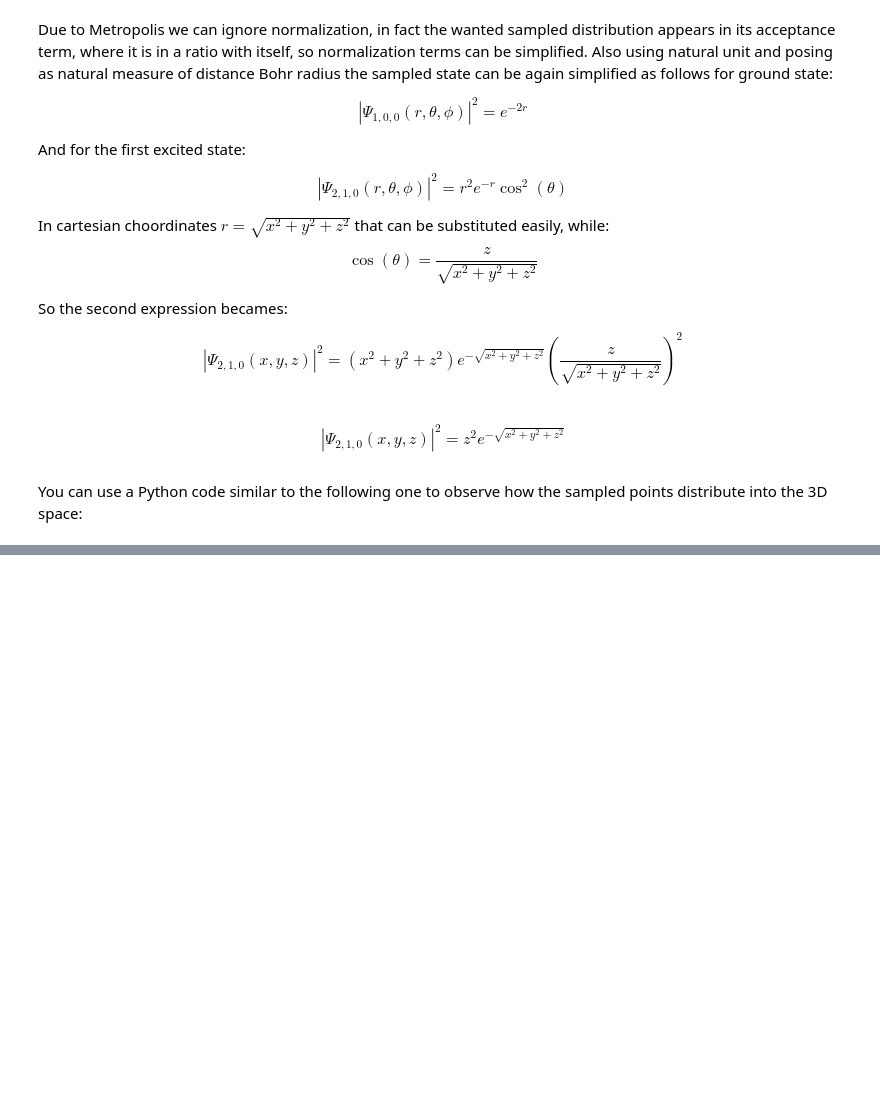
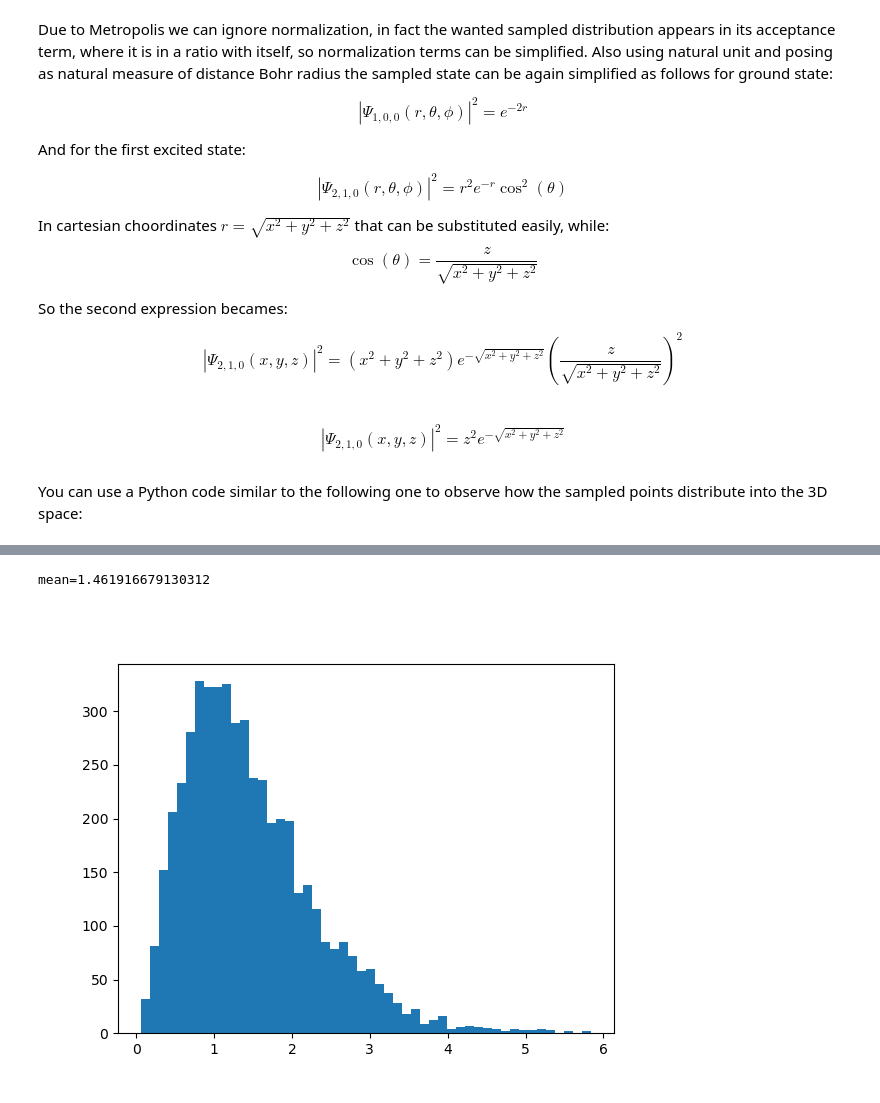
Before and after one commit to RandDouble/SimulazioneNumerica, a Jupyter notebook: LSN_Exercises_05.ipynb, the cells around one changed output, grey strips where cells are left out. Cells and saved outputs as stored; diff of their text form; code cells hidden in the pictures; blank space fills up the shorter version.

```diff
--- a/LSN_Exercises_05.ipynb
+++ b/LSN_Exercises_05.ipynb
@@ -106,0 +119,13 @@ plt.show()
+# %%
+def distance(a):
+    return np.sqrt(np.square(a[0]) + np.square(a[1]) + np.square(a[2]))
+
+r_s = np.apply_along_axis(distance, 1, data)
+# %%
+fig, ax = plt.subplots()
+ax.hist(r_s, bins = 50)
+mean = np.mean(r_s)
+print(f'{mean=}')
+# %% [output]
+mean=1.461916679130312
+[figure, added]
```
Also changed, not shown: parts of 5 cells of this notebook, 8 other files.
